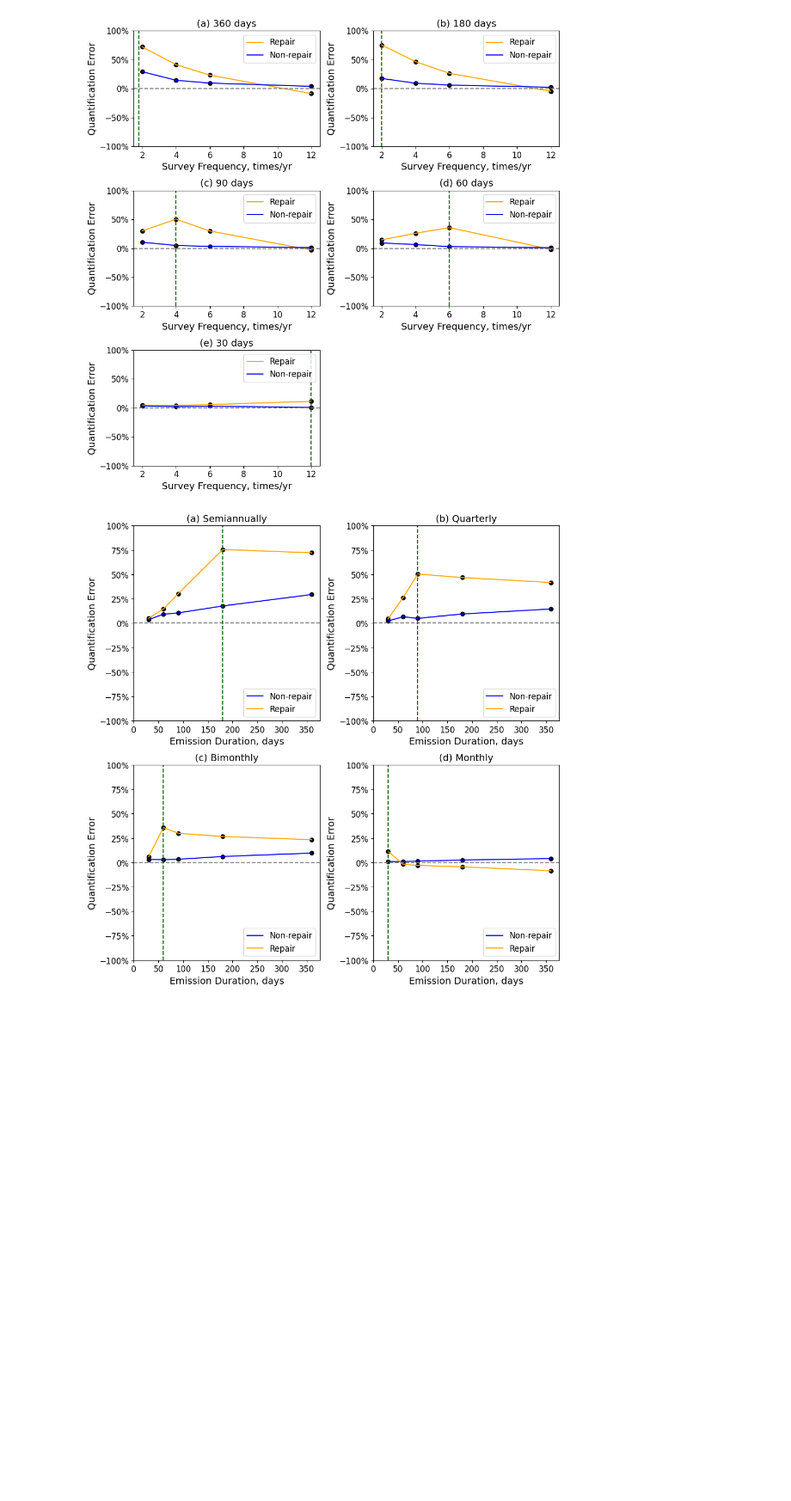
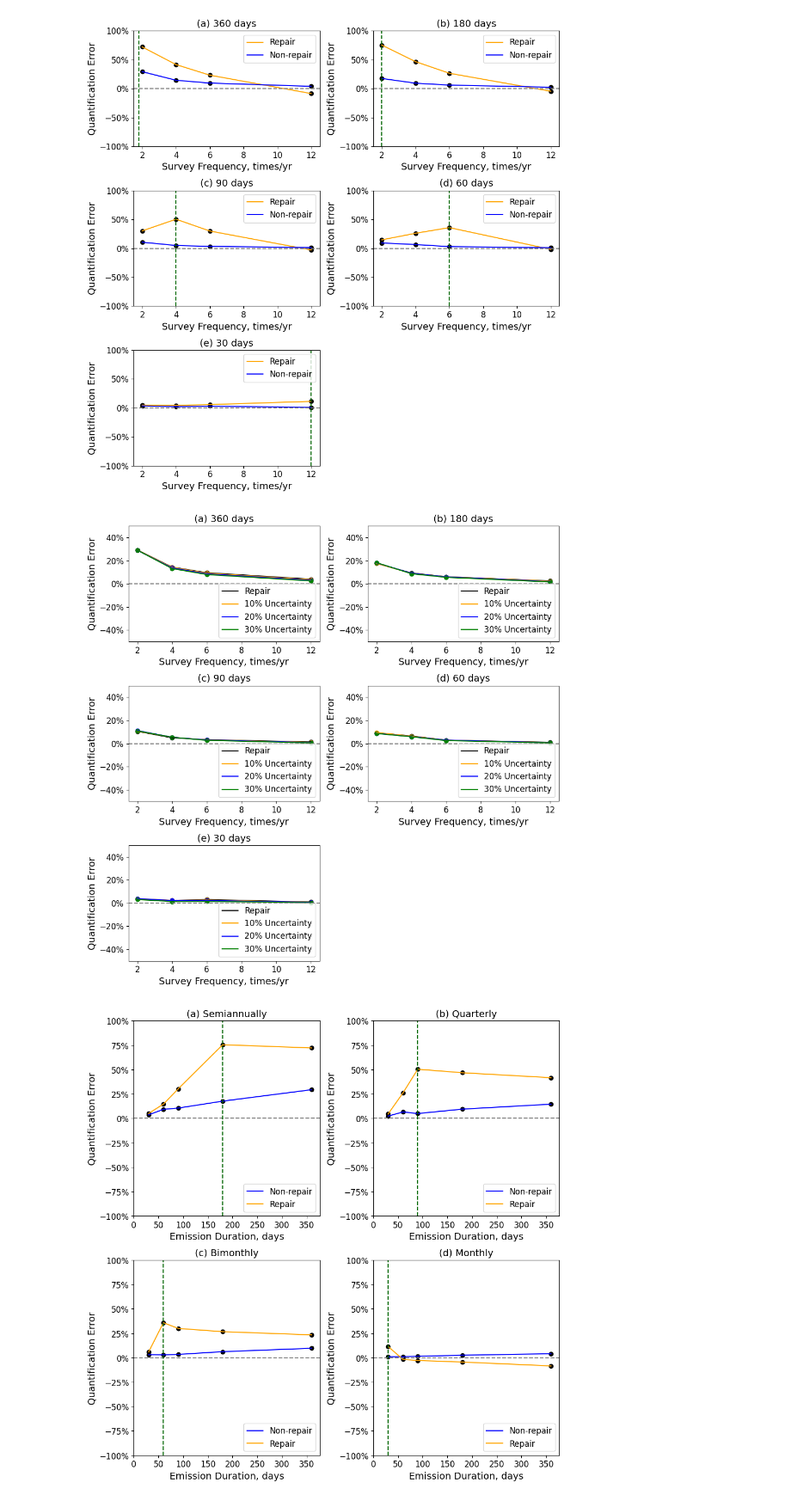
Before and after one commit to HJJJJX/Figure-Plotting, a Jupyter notebook: Published_1.ipynb, the cells around one changed output. Shown at 86% size. Saved outputs shown, nothing was run; the diff lists cells and outputs as text; code cells hidden in the pictures; blank space fills up the shorter version.

```diff
--- a/Published_1.ipynb
+++ b/Published_1.ipynb
@@ -78,6 +78,104 @@ plt.tight_layout()
 plt.show()
 # %% [output]
 [figure]
+# %%
+import matplotlib.pyplot as plt
+import numpy as np
+import matplotlib.ticker as mtick
+
+# Sample data for scatter plots
+x_values = [[2, 4, 6, 12], [2, 4, 6, 12], [2, 4, 6, 12], [2, 4, 6, 12], [2, 4, 6, 12]]
+y_values = [
+    [29.3,14.5,9.6,4.0],
+    [17.6,9.4,6.1,2.5],
+    [10.5,4.9,3.3,1.3],
+    [9.2,6.5,2.9,1.0],
+    [3.6,2.3,3.1,1.0],
+]
+
+y_values_1 = [
+    [29.2,14.3,9.2,3.5],
+    [17.6,9.1,6.1,2.3],
+    [10.7,5.4,3.1,1],
+    [9.5,6.3,2.9,0.8],
+    [3.9,2.4,2.7,0.8],
+]
+
+y_values_2 = [
+    [29,13.8,8.6,3],
+    [18.1,9.1,6,1.9],
+    [11.2,5.4,3,0.8],
+    [8.7,5.9,2.9,0.7],
+    [3.9,2.3,2.3,0.7],
+]
+
+y_values_3 = [
+    [29.1,13.2,8,2.5],
+    [18.3,8.7,5.6,1.6],
+    [10.9,5.4,2.7,0.5],
+    [8.6,5.8,2.5,0.5],
+    [3.1,1.4,1.5,0.4],
+]
+
+# Positions of the vertical dashed lines
+vlines_positions = [1.8, 2.0, 4.0, 6.0, 12.0]
+
+# Create subplots
+fig, axs = plt.subplots(3, 2, figsize=(10, 10))
+
+# Titles for each subplot
+titles = ["(a) 360 days", "(b) 180 days", "(c) 90 days", "(d) 60 days", "(e) 30 days"]
+
+# Define common y-axis limits (for percentage)
+ylim_min = -50
+ylim_max = 50  # Adjust according to your data
+
+# Plot data for each subplot
+for idx in range(5):
+    row = idx // 2
+    col = idx % 2
+    ax = axs[row, col]
+
+    # Convert y-values to percentages
+    ax.scatter(x_values[idx], (100 + np.array(y_values[idx])) - 100, color="black")
+    ax.scatter(x_values[idx], (100 + np.array(y_values_1[idx])) - 100, color="orange")
+    ax.scatter(x_values[idx], (100 + np.array(y_values_2[idx])) - 100, color="blue")
+    ax.scatter(x_values[idx], (100 + np.array(y_values_3[idx])) - 100, color="green")
+
+    ax.set_xlabel("Survey Frequency, times/yr", fontsize=14)
+    ax.set_ylabel("Quantification Error", fontsize=14)
+    ax.tick_params(axis="y", labelsize=12)
+    ax.tick_params(axis="x", labelsize=12)
+
+    lns1 = ax.plot(x_values[idx], (100 + np.array(y_values[idx])) - 100, linestyle="-", color="black", label="Repair")
+    lns2 = ax.plot(x_values[idx], (100 + np.array(y_values_1[idx])) - 100, linestyle="-", color="orange", label="10% Uncertainty")
+    lns3 = ax.plot(x_values[idx], (100 + np.array(y_values_2[idx])) - 100, linestyle="-", color="blue", label="20% Uncertainty")
+    lns4 = ax.plot(x_values[idx], (100 + np.array(y_values_3[idx])) - 100, linestyle="-", color="green", label="30% Uncertainty")
+
+    # Add red dashed line at y = 0
+    ax.axhline(y=0, color='gray', linestyle='--')
+
+    # Add vertical dashed line at specified x position
+    # ax.axvline(x=vlines_positions[idx], color='darkgreen', linestyle='--')
+
+    # Set y-axis limits for percentage
+    ax.set_ylim(ylim_min, ylim_max)
+    ax.set_title(titles[idx], fontsize=14)
+
+    # Set percentage format for y-axis
+    ax.yaxis.set_major_formatter(mtick.PercentFormatter())
+    # /ax.grid(True)
+
+    # Create legend for each subplot
+    ax.legend(loc="lower right", fontsize=12)
+
+# Hide the empty subplot
+fig.delaxes(axs[2, 1])
+
+plt.tight_layout()
+plt.show()
+# %% [output]
+[figure, added]
 # %%
 import matplotlib.pyplot as plt
 import numpy as np
```
